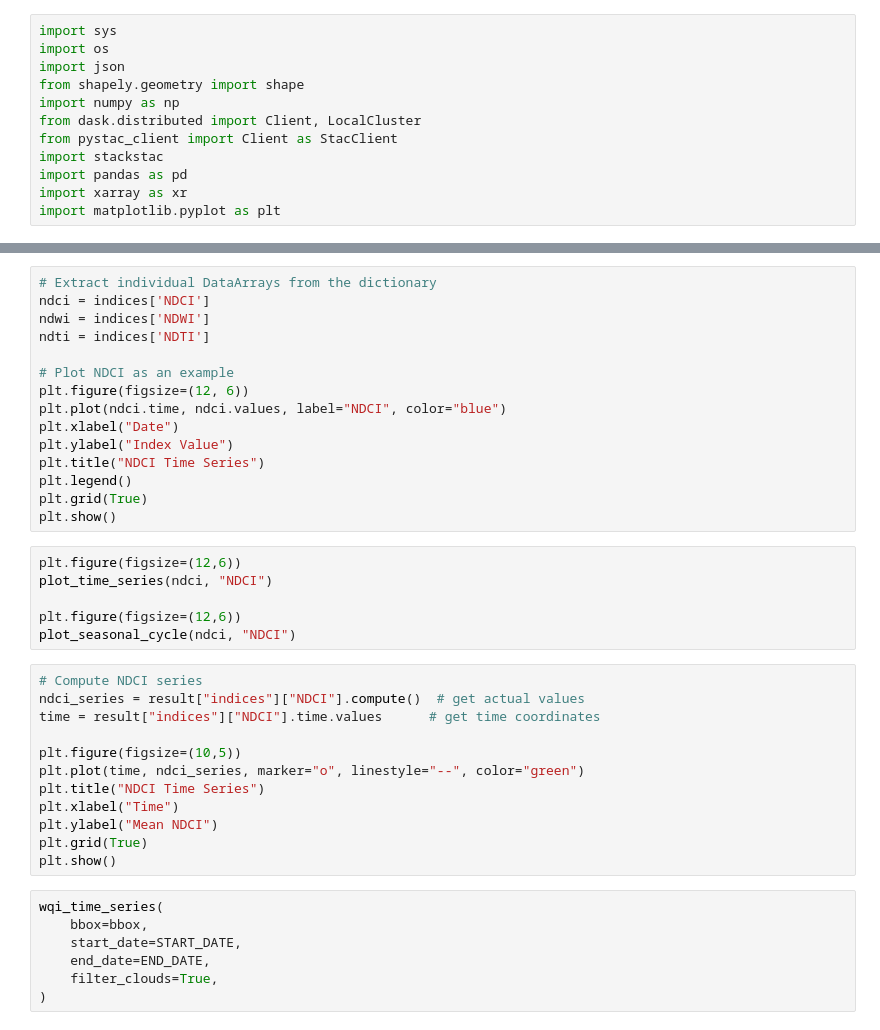
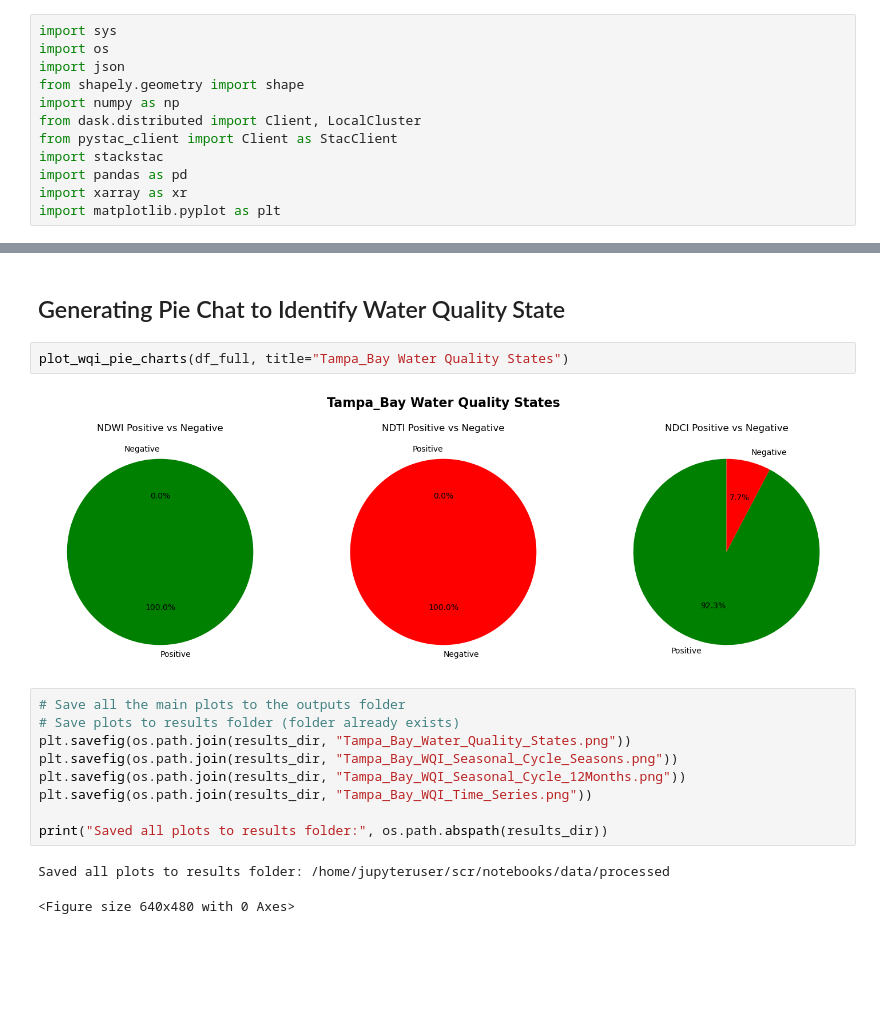
Before and after one commit to Gracey0201/tampa-bay-water-quality, a Jupyter notebook: scr/notebooks/WQI.ipynb, the cells around one changed output, grey strips where cells are left out. Saved outputs shown, nothing was run; the diff lists cells and outputs as text; blank space fills up the shorter version.

```diff
--- a/scr/notebooks/WQI.ipynb
+++ b/scr/notebooks/WQI.ipynb
@@ -134,40 +171,18 @@ print(ndti)
+# %% [markdown]
+## Generating Pie Chat to Identify Water Quality State
 # %%
-# Extract individual DataArrays from the dictionary
-ndci = indices['NDCI']
-ndwi = indices['NDWI']
-ndti = indices['NDTI']
-
-# Plot NDCI as an example
-plt.figure(figsize=(12, 6))
-plt.plot(ndci.time, ndci.values, label="NDCI", color="blue")
-plt.xlabel("Date")
-plt.ylabel("Index Value")
-plt.title("NDCI Time Series")
-plt.legend()
-plt.grid(True)
-plt.show()
+plot_wqi_pie_charts(df_full, title="Tampa_Bay Water Quality States")
+# %% [output]
+[figure, added]
 # %%
-plt.figure(figsize=(12,6))
-plot_time_series(ndci, "NDCI")
+# Save all the main plots to the outputs folder
+# Save plots to results folder (folder already exists)
+plt.savefig(os.path.join(results_dir, "Tampa_Bay_Water_Quality_States.png"))
+plt.savefig(os.path.join(results_dir, "Tampa_Bay_WQI_Seasonal_Cycle_Seasons.png"))
+plt.savefig(os.path.join(results_dir, "Tampa_Bay_WQI_Seasonal_Cycle_12Months.png"))
+plt.savefig(os.path.join(results_dir, "Tampa_Bay_WQI_Time_Series.png"))
 
-plt.figure(figsize=(12,6))
-plot_seasonal_cycle(ndci, "NDCI")
+print("Saved all plots to results folder:", os.path.abspath(results_dir))
+# %% [output]
+Saved all plots to results folder: /home/jupyteruser/scr/notebooks/data/processed
+<Figure size 640x480 with 0 Axes>
-# %%
-# Compute NDCI series
-ndci_series = result["indices"]["NDCI"].compute()  # get actual values
-time = result["indices"]["NDCI"].time.values      # get time coordinates
-
-plt.figure(figsize=(10,5))
-plt.plot(time, ndci_series, marker="o", linestyle="--", color="green")
-plt.title("NDCI Time Series")
-plt.xlabel("Time")
-plt.ylabel("Mean NDCI")
-plt.grid(True)
-plt.show()
-# %%
-wqi_time_series(
-    bbox=bbox,
-    start_date=START_DATE,
-    end_date=END_DATE,
-    filter_clouds=True,
-)
```
Also changed, not shown: parts of 17 cells of this notebook.
